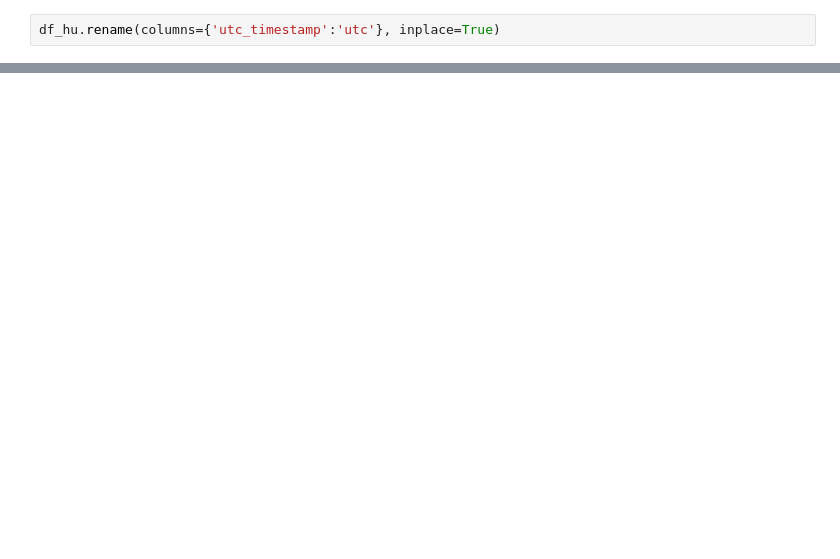
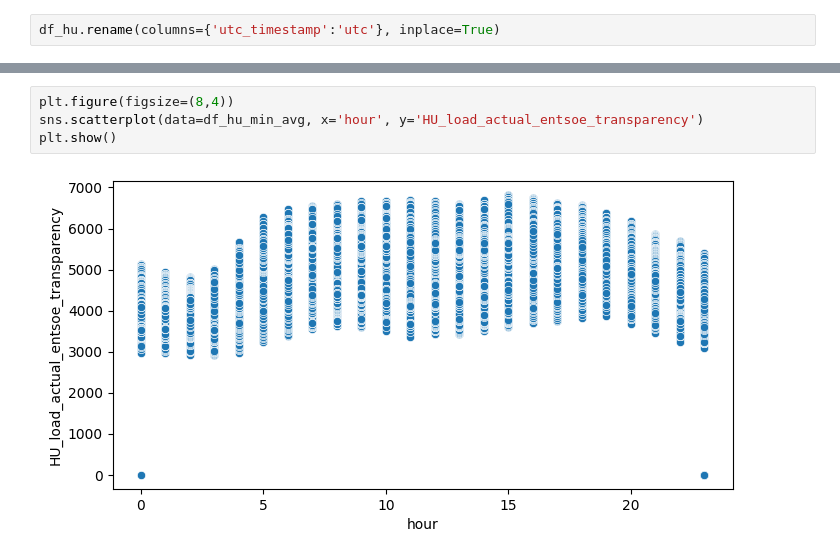
Before and after one commit to GinnCheng/wind_energy_eletricity, a Jupyter notebook: main_script.ipynb, the cells around one changed output, grey strips where cells are left out. Cells and saved outputs as stored; diff of their text form; blank space fills up the shorter version.

```diff
--- a/main_script.ipynb
+++ b/main_script.ipynb
@@ -140,0 +149,6 @@ df_hu_Davg.HU_diff.plot()
+# %%
+plt.figure(figsize=(8,4))
+sns.scatterplot(data=df_hu_min_avg, x='hour', y='HU_load_actual_entsoe_transparency')
+plt.show()
+# %% [output]
+[figure, added]
```
Also changed, not shown: parts of 14 cells of this notebook.
